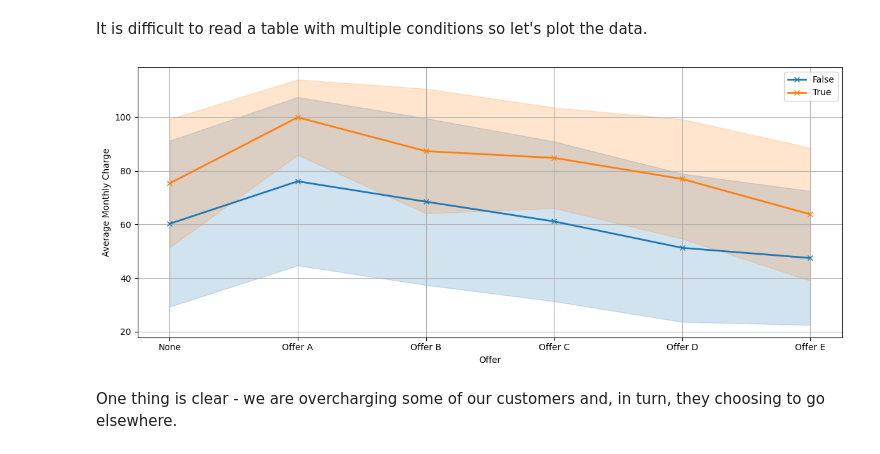
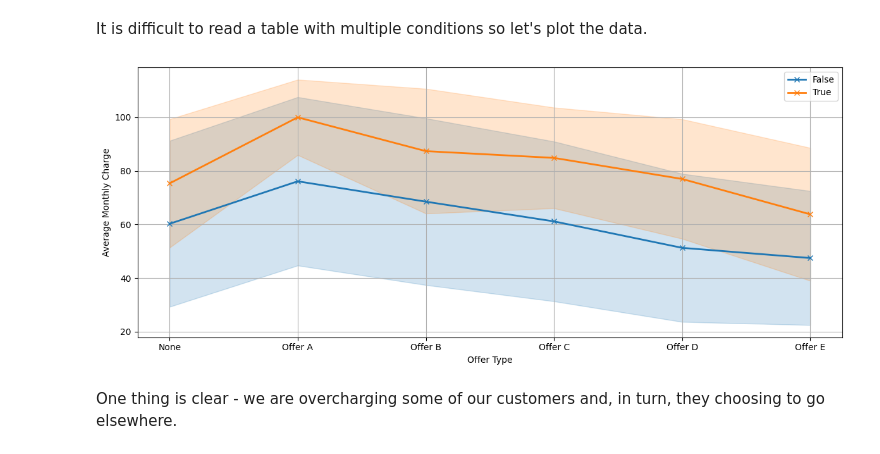
Before and after one commit to Mykolazaz/telco-churn-analysis, a Jupyter notebook: main.ipynb, the cells around one changed output. Drawn from its saved outputs; the diff is of its cells as text; code cells hidden in the pictures.

```diff
--- a/main.ipynb
+++ b/main.ipynb
@@ -233,29 +233,29 @@ It is difficult to read a table with multiple conditions so let's plot the data.
 # %%
 df = churn_count_charge.DataFrame()
 
 fig, ax = plt.subplots(figsize=(12, 5))
 
 for churn_val, group in df.groupby("churn_value"):
 
     line = ax.plot(group["offer"], group["avg_monthly_charge"],
                    marker='x', linewidth=2, markersize=6,
                    label=f"{churn_val}")
 
     color = line[0].get_color()
 
     ax.fill_between(group["offer"],
                     group["avg_monthly_charge"] - group["montly_charge_sd"],
                     group["avg_monthly_charge"] + group["montly_charge_sd"],
                     alpha=0.2, color=color)
 
-ax.set_xlabel("Offer")
+ax.set_xlabel("Offer Type")
 ax.set_ylabel("Average Monthly Charge")
 ax.legend()
 ax.grid(True)
 plt.tight_layout()
 plt.show()
 # %% [output]
-[figure, old version]
+[figure, new version]
 # %% [markdown]
 One thing is clear - we are overcharging some of our customers and, in turn, they choosing to go elsewhere.
 # %% [markdown]
```
Also changed, not shown: parts of 1 cell of this notebook.
